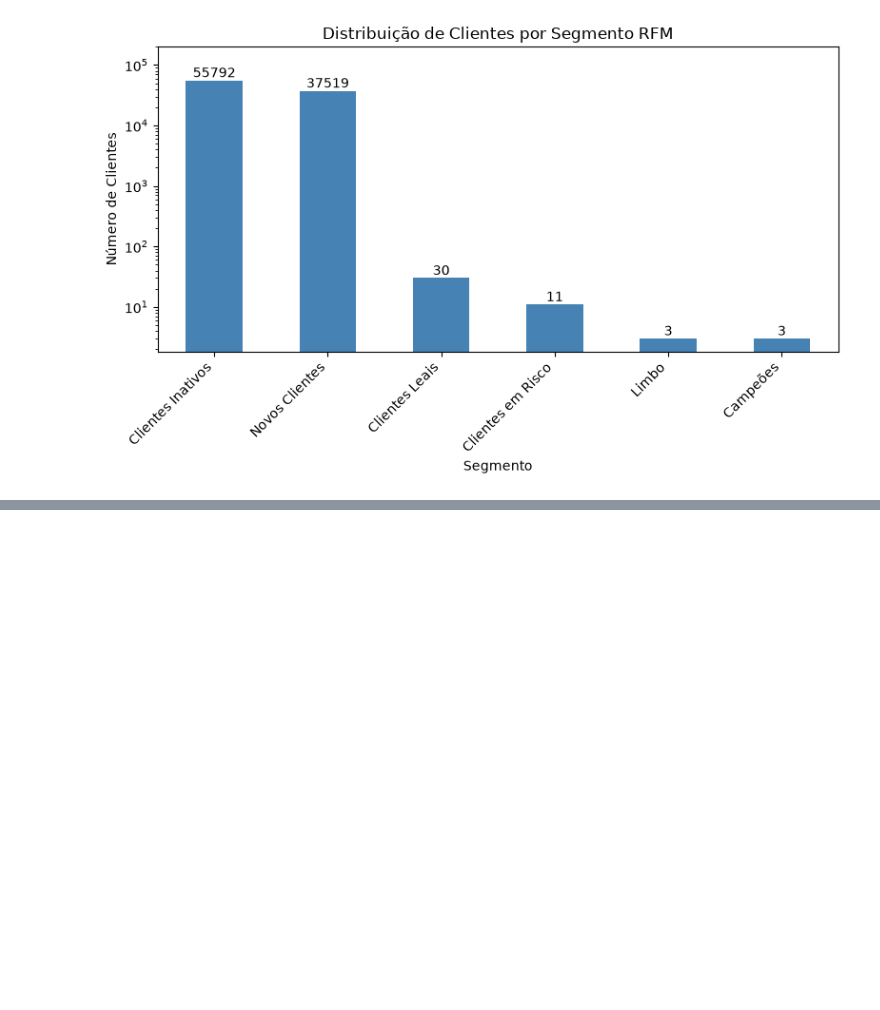
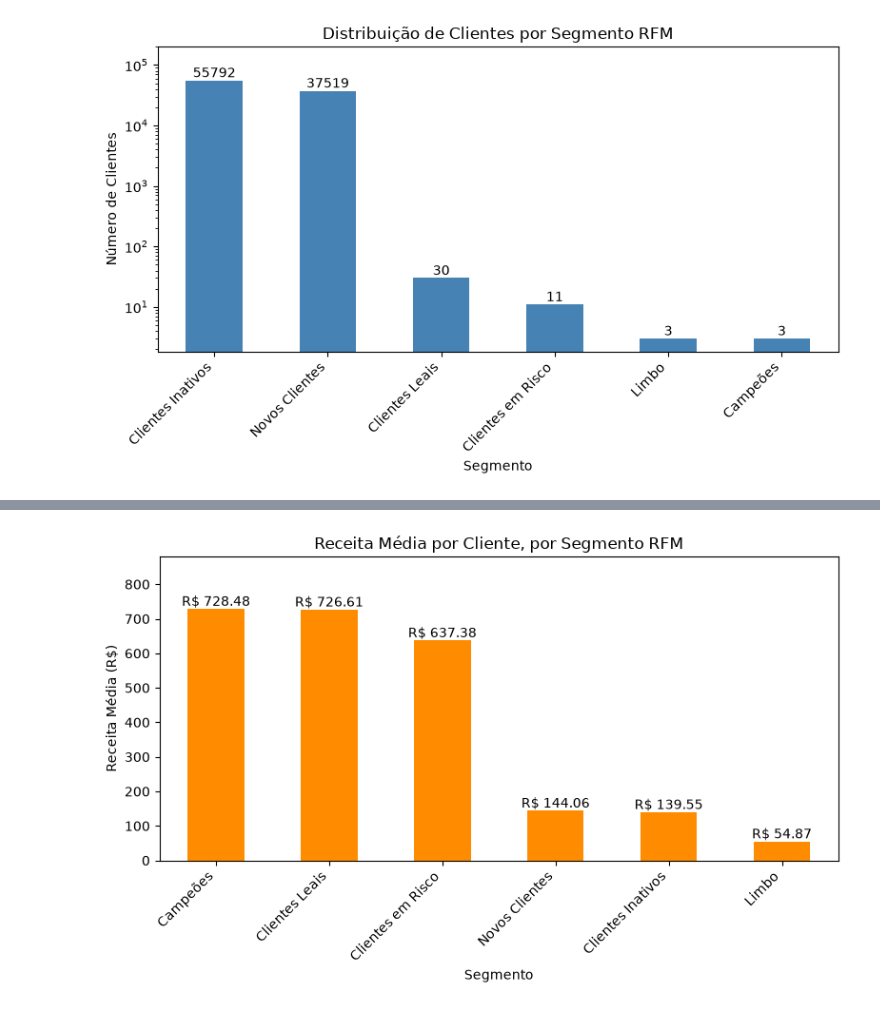
Before and after one commit to marialauraadev/analise_rfm_olist, a Jupyter notebook: notebooks/exploracao.ipynb, the cells around one changed output, grey strips where cells are left out. Drawn from its saved outputs; the diff is of its cells as text; code cells hidden in the pictures; blank space fills up the shorter version.

```diff
--- a/notebooks/exploracao.ipynb
+++ b/notebooks/exploracao.ipynb
@@ -54,0 +78,16 @@ plt.show()
+# %%
+receita_media_por_segmento = df_rfm.groupby('segmento')['total_price_per_client'].mean().sort_values(ascending=False)
+
+grafico3 = receita_media_por_segmento.plot(kind='bar', figsize=(8, 5), color='darkorange')
+
+plt.title('Receita Média por Cliente, por Segmento RFM')
+plt.xlabel('Segmento')
+plt.ylabel('Receita Média (R$)')
+plt.xticks(rotation=45, ha='right')
+plt.tight_layout()
+plt.ylim(top=plt.ylim()[1] * 1.15)
+plt.bar_label(grafico3.containers[0], fmt='R$ %.2f')
+
+plt.show()
+# %% [output]
+[figure, added]
```
Also changed, not shown: parts of 3 cells of this notebook.
